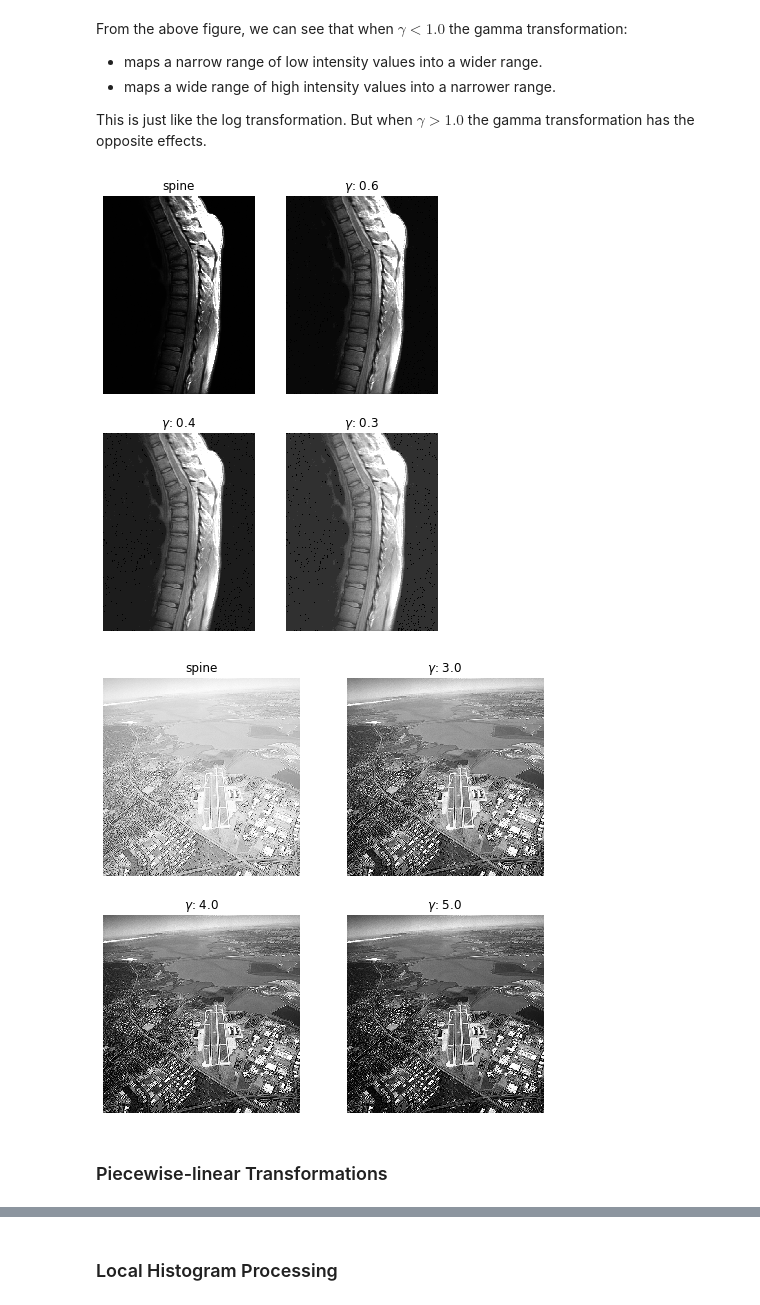
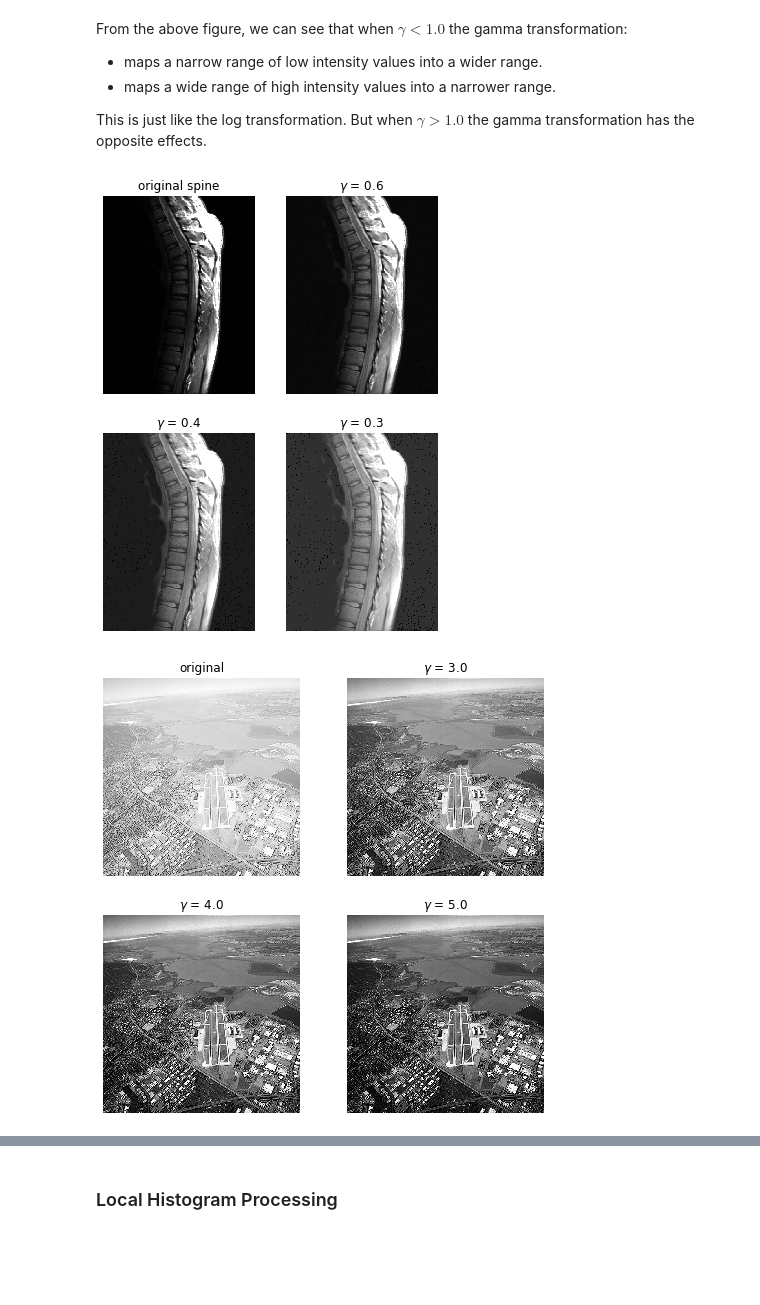
Before and after one commit to DeepWalter/DIP, a Jupyter notebook: chapter03/chapter03.ipynb, the cells around one changed output, grey strips where cells are left out. Saved outputs shown, nothing was run; the diff lists cells and outputs as text; code cells hidden in the pictures; blank space fills up the shorter version.

```diff
--- a/chapter03/chapter03.ipynb
+++ b/chapter03/chapter03.ipynb
@@ -135,26 +137,26 @@ def gamma_correct(image, gamma=1.0):
     lookup_table = np.arange(L, dtype=np.float)
     np.power(lookup_table / (L - 1), gamma, out=lookup_table)
     np.rint(lookup_table * (L - 1), out=lookup_table)
-    lookup_table = lookup_table.astype(np.uint8, copy=False)
+    lookup_table = lookup_table.astype(np.uint8)
 
     return lookup_table[image]
 # %%
 spine = cv.imread('../resource/Fig0308(a)(fractured_spine).tif',
                   cv.IMREAD_GRAYSCALE)
 
 gammas = [1.0, 0.6, 0.4, 0.3]
 i = 1
 plt.figure(figsize=(6, 8))
 for gamma in gammas:
     if i == 1:
         imshow(spine, 221, title='original spine')
     else:
         corrected_image = gamma_correct(spine, gamma=gamma)
-        imshow(corrected_image, position=(2, 2, i), title=f'$\gamma$: {gamma}')
+        imshow(corrected_image, position=(2, 2, i), title=f'$\gamma$ = {gamma}')
     i += 1
 plt.show()
 # %% [output]
-[figure, old version]
+[figure, new version]
 # %%
 aerial_image = cv.imread('../resource/Fig0309(a)(washed_out_aerial_image).tif',
                          cv.IMREAD_GRAYSCALE)
@@ -167,10 +169,8 @@ for gamma in gammas:
         imshow(aerial_image, 221, title='original')
     else:
         corrected_image = gamma_correct(aerial_image, gamma=gamma)
-        imshow(corrected_image, position=(2, 2, i), title=f'$\gamma$: {gamma}')
+        imshow(corrected_image, position=(2, 2, i), title=f'$\gamma$ = {gamma}')
     i += 1
 plt.show()
 # %% [output]
-[figure, old version]
+[figure, new version]
-# %% [markdown]
-### Piecewise-linear Transformations
```
Also changed, not shown: parts of 19 cells of this notebook, 1 other file.
